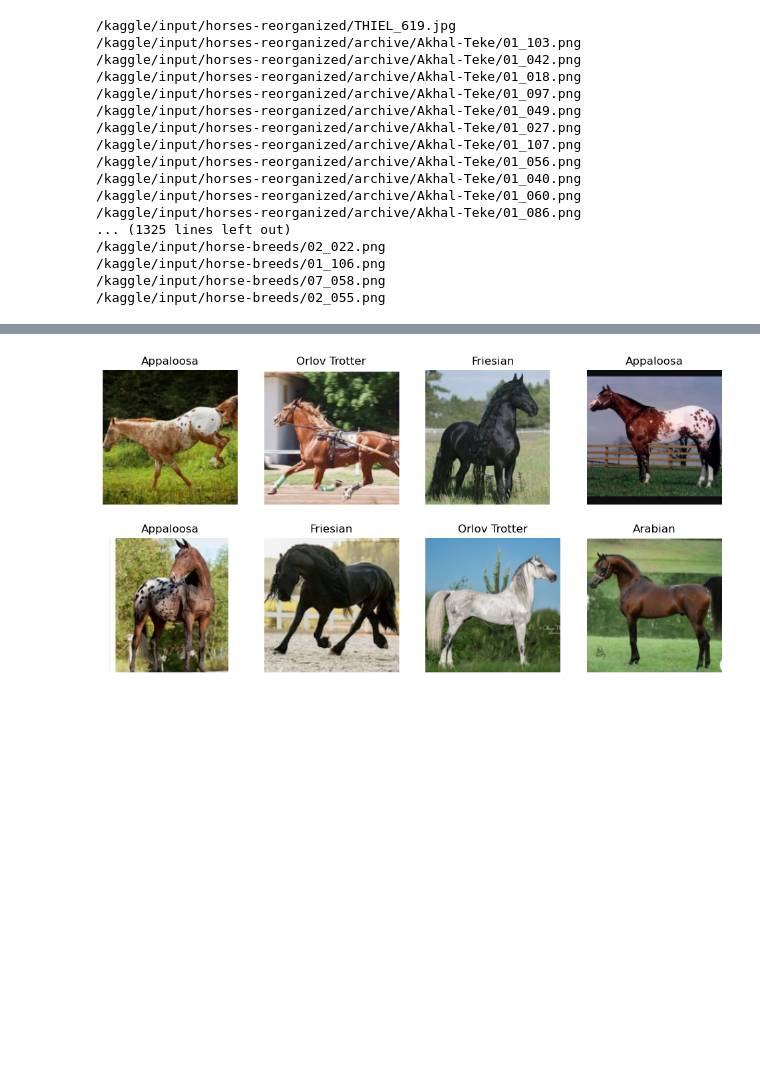
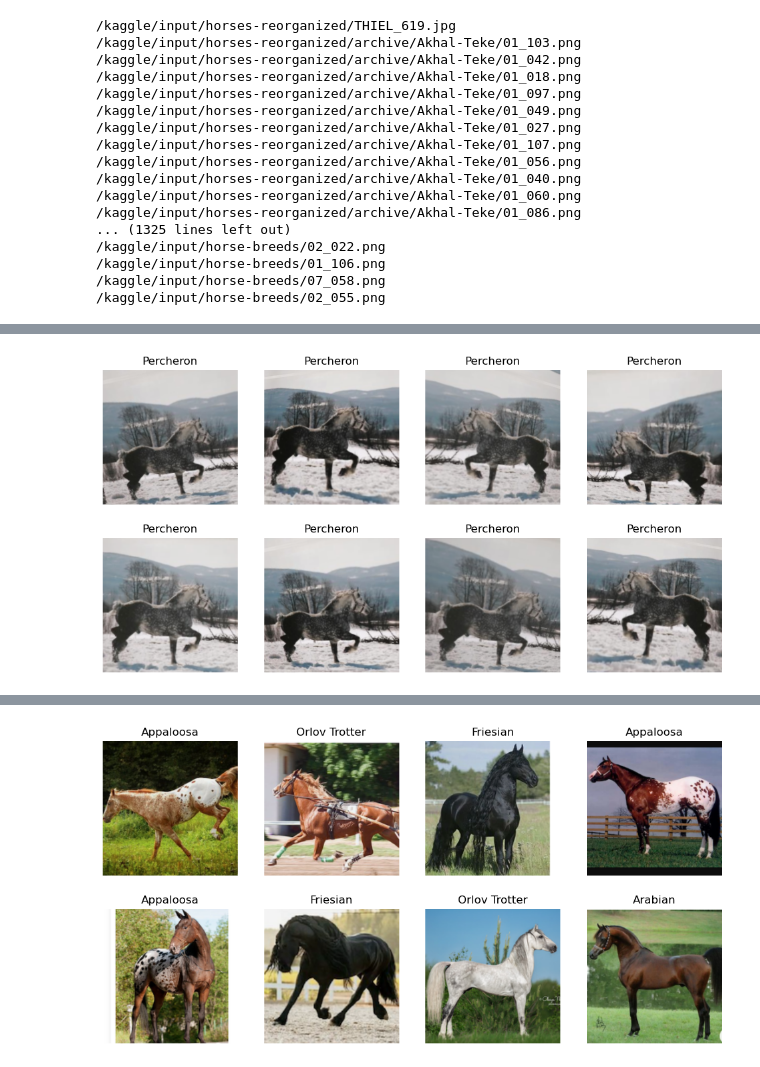
Before and after one commit to mgrau42/Kaggle-Notebooks-Drafts-, a Jupyter notebook: Horse_Recognizer.ipynb, the cells around one changed output, grey strips where cells are left out. Saved outputs shown, nothing was run; the diff lists cells and outputs as text; code cells hidden in the pictures; blank space fills up the shorter version.

```diff
--- a/Horse_Recognizer.ipynb
+++ b/Horse_Recognizer.ipynb
@@ -74,0 +83,4 @@ learn.export('model.pkl')
+# %%
+dls.train.show_batch(max_n=8, nrows=2, unique=True)
+# %% [output]
+[figure, added]
```
Also changed, not shown: parts of 6 cells of this notebook.
